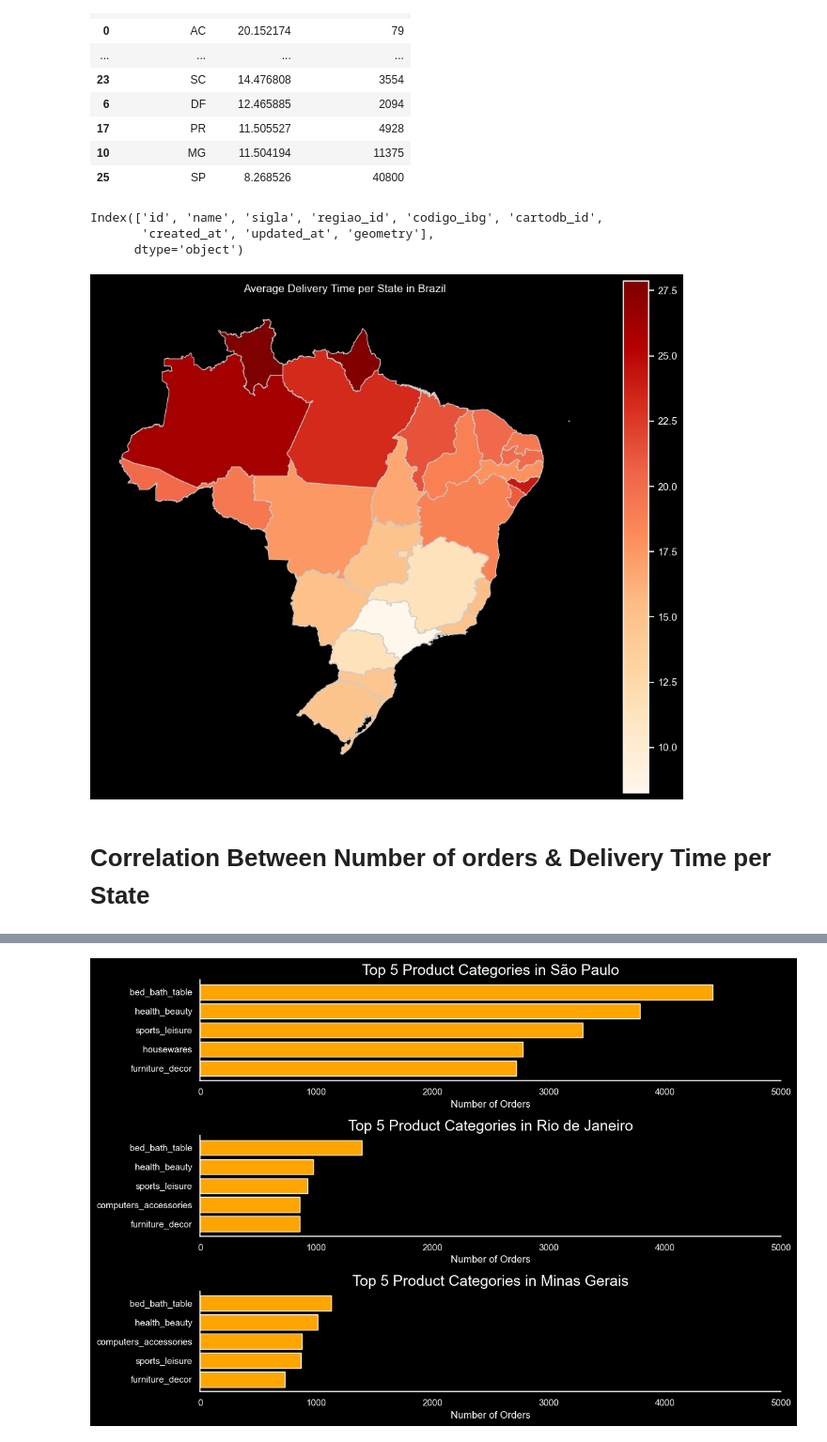
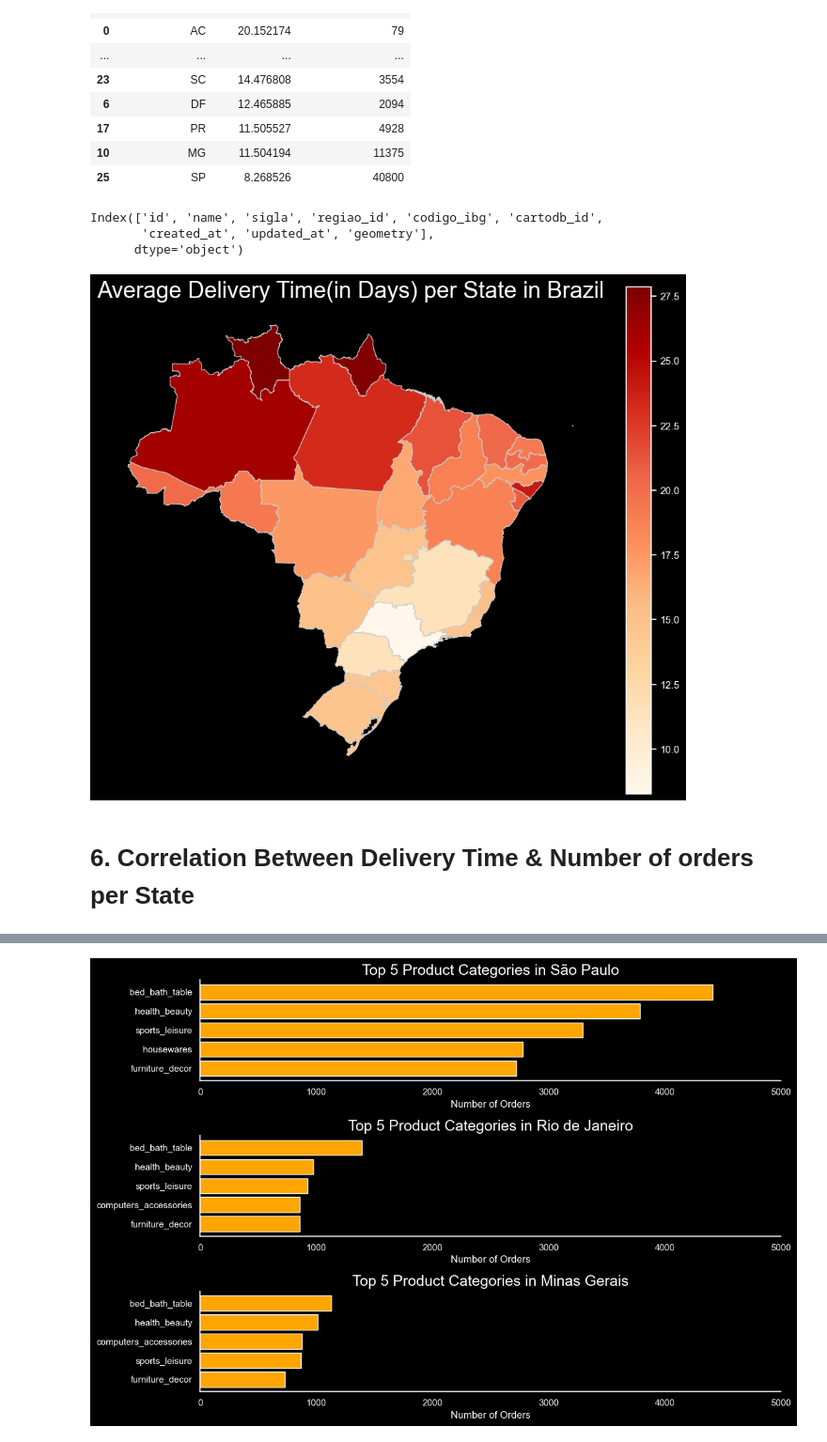
Before and after one commit to ReyanshSInha/Superstore_Analysis, a Jupyter notebook: Notebooks/2_EDA_and_Visualizations.ipynb, the cells around one changed output, grey strips where cells are left out. Shown at 94% size. Cells and saved outputs as stored; diff of their text form; code cells hidden in the pictures.

```diff
--- a/Notebooks/2_EDA_and_Visualizations.ipynb
+++ b/Notebooks/2_EDA_and_Visualizations.ipynb
@@ -217,31 +226,31 @@ Correlation between delivery time and number of orders: -0.583
 # %%
 import geopandas as gpd
 
 brazil_states = gpd.read_file('../Data/brazil-states.geojson')  # or .shp file
 
 # Preview the column with state abbreviations (e.g., 'sigla' or 'uf')
 print(brazil_states.columns)
 merged_geo = brazil_states.merge(state_delivery, left_on='sigla', right_on='customer_state')
 
 
 fig, ax = plt.subplots(figsize=(12, 10))
 merged_geo.plot(column='delivery_time',
                 cmap='OrRd',
                 linewidth=0.8,
                 edgecolor='0.8',
                 legend=True,
                 ax=ax)
 
-plt.title('Average Delivery Time per State in Brazil')
+plt.title('Average Delivery Time(in Days) per State in Brazil', fontsize=25)
 plt.axis('off')
 plt.show()
 # %% [output]
 Index(['id', 'name', 'sigla', 'regiao_id', 'codigo_ibg', 'cartodb_id',
        'created_at', 'updated_at', 'geometry'],
       dtype='object')
-[figure, old version]
+[figure, new version]
 # %% [markdown]
-# Correlation Between Number of orders & Delivery Time per State
+# 6. Correlation Between Delivery Time & Number of orders per State
 # %%
 correlation = state_delivery['delivery_time'].corr(state_delivery['number_of_orders'])
 print(f'Correlation between delivery time and number of orders: {correlation:.3f}')
```
Also changed, not shown: parts of 6 cells of this notebook, 10 other files.
